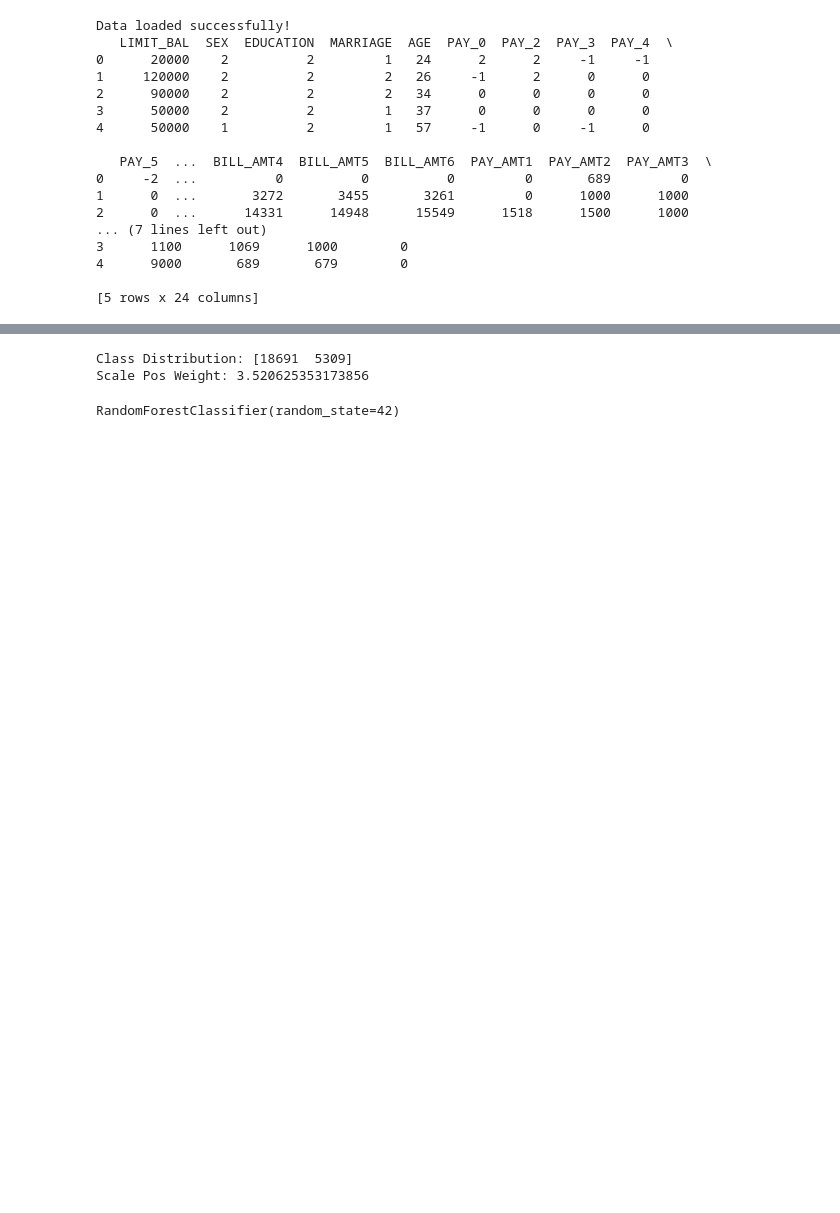
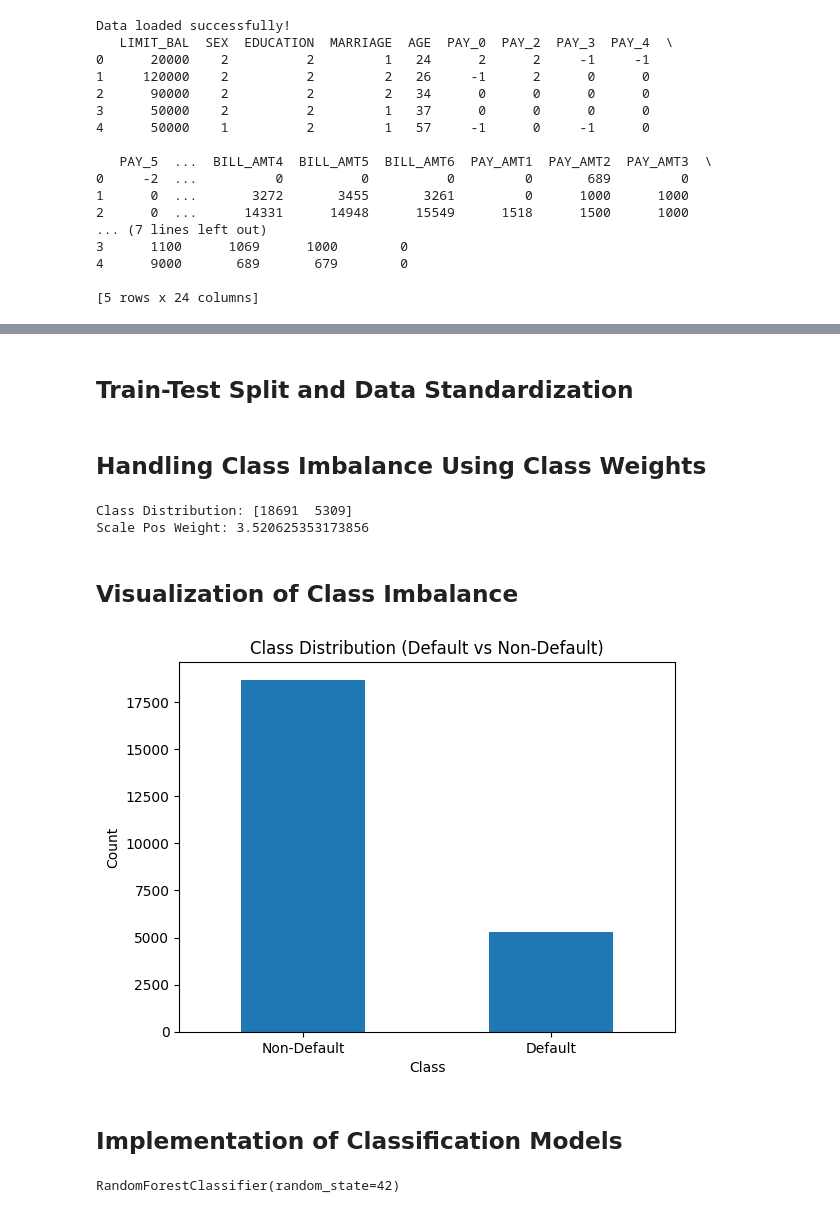
Before and after one commit to Sandesh-Ghimire/Credit-Card-Default-final, a Jupyter notebook: optimizedcode.ipynb, the cells around one changed output, grey strips where cells are left out. Cells and saved outputs as stored; diff of their text form; code cells hidden in the pictures; blank space fills up the shorter version.

```diff
--- a/optimizedcode.ipynb
+++ b/optimizedcode.ipynb
@@ -100,3 +199,5 @@ df["AVG_DELAY"] = df[[
+# %% [markdown]
+## Train-Test Split and Data Standardization
 # %%
 X = df.drop("default", axis=1)
 y = df["default"]
@@ -109,6 +210,8 @@ X_train, X_test, y_train, y_test = train_test_split(
 scaler = StandardScaler()
 X_train_scaled = scaler.fit_transform(X_train)
 X_test_scaled = scaler.transform(X_test)
+# %% [markdown]
+##  Handling Class Imbalance Using Class Weights
 # %%
 
 # Keep original data
@@ -122,6 +225,21 @@ print("Scale Pos Weight:", scale_pos_weight)
 # %% [output]
 Class Distribution: [18691  5309]
 Scale Pos Weight: 3.520625353173856
+# %% [markdown]
+## Visualization of Class Imbalance
+# %%
+counts = y_train.value_counts()
+
+counts.plot(kind='bar')
+plt.title("Class Distribution (Default vs Non-Default)")
+plt.xlabel("Class")
+plt.ylabel("Count")
+plt.xticks([0,1], ["Non-Default", "Default"], rotation=0)
+plt.show()
+# %% [output]
+[figure, added]
+# %% [markdown]
+## Implementation of Classification Models
 # %%
 lr = LogisticRegression(max_iter=1000)
 lr.fit(X_train_scaled, y_train)
```
Also changed, not shown: parts of 55 cells of this notebook, 5 other files.
